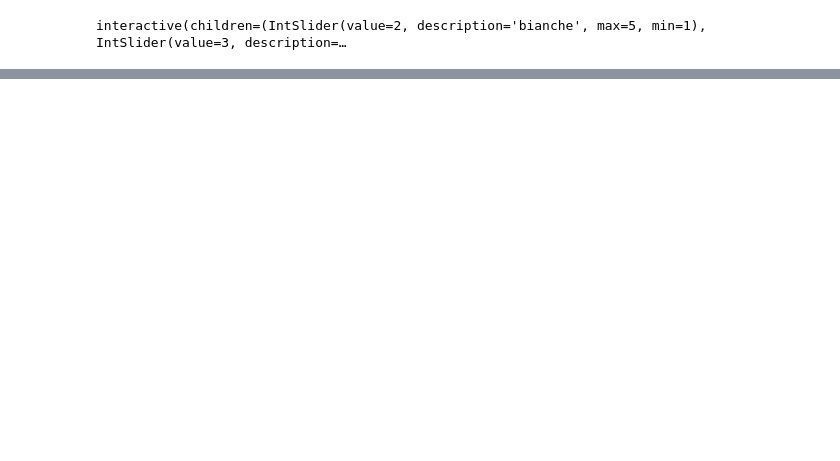
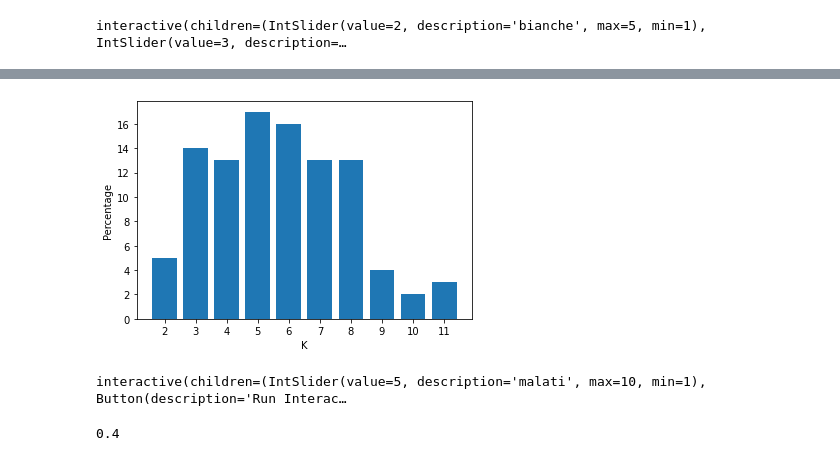
Before and after one commit to MontiMic/Tesi, a Jupyter notebook: Untitled1.ipynb, the cells around one changed output, grey strips where cells are left out. Saved outputs shown, nothing was run; the diff lists cells and outputs as text; code cells hidden in the pictures; blank space fills up the shorter version.

```diff
--- a/Untitled1.ipynb
+++ b/Untitled1.ipynb
@@ -412,0 +505,43 @@ interactive(children=(IntSlider(value=2, description='bianche', max=5, min=1), I
+# %%
+def poisson():
+  bambini = 1_000_000
+  malattia = 200_000
+  results = []
+  for i in range(100):
+    count = 0
+    for i in range(bambini):
+      if np.random.randint(malattia) == 1:
+        count = count + 1
+    results.append(count)
+  #grafico
+  labels = []
+  set_res = list(set(results))
+  normalized = []
+  for i in set_res:
+    normalized.append(round(((results.count(i) / len(results)) * 100), 2))
+    labels.append(str(i+1))
+  plt.bar(labels, normalized)
+  plt.ylabel("Percentage")
+  plt.xlabel("K")
+poisson()
+# %% [output]
+[figure, added]
+# %%
+@interact_manual(malati=(1, 10))
+def poisson(malati = 5):
+  bambini = 1_000_000
+  malattia = 200_000
+  total = 0
+  for i in range(100):
+    count = 0
+    for i in range(bambini):
+      if np.random.randint(malattia) == 1:
+        count = count + 1
+    if count > 5:
+      total = total + 1
+    count = 0
+  return round(total / 100, 3)
+poisson()
+# %% [output]
+interactive(children=(IntSlider(value=5, description='malati', max=10, min=1), Button(description='Run Interac…
+0.4
```
Also changed, not shown: parts of 33 cells of this notebook.
